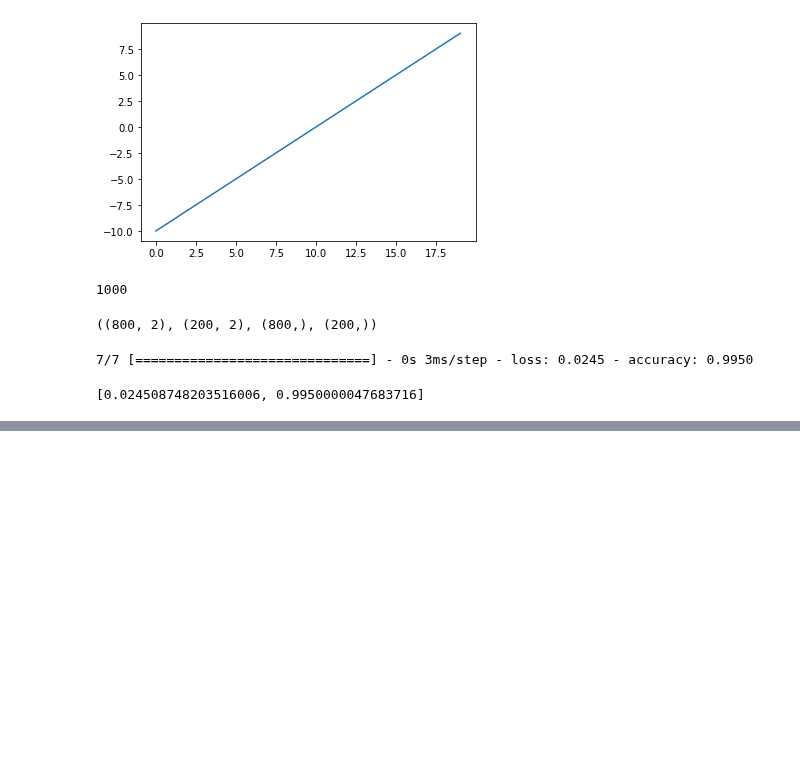
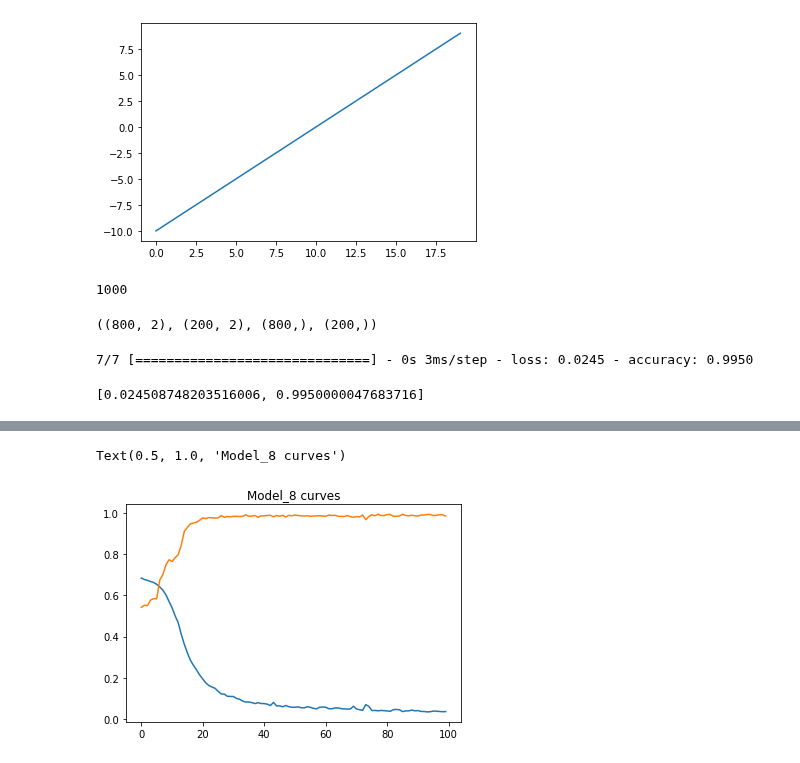
Before and after one commit to Krykiet/TF_training, a Jupyter notebook: 02_TF_classification_cheatsheet.ipynb, the cells around one changed output, grey strips where cells are left out. Drawn from its saved outputs; the diff is of its cells as text; code cells hidden in the pictures; blank space fills up the shorter version.

```diff
--- a/02_TF_classification_cheatsheet.ipynb
+++ b/02_TF_classification_cheatsheet.ipynb
@@ -511,3 +469,6 @@ Doing binary classification
 313/313 [==============================] - 0s 1ms/step
 Doing binary classification
 [figure]
+# %%
+# Convert the history objest into a DataFrame
+h =pd.DataFrame(history.history)
@@ -513,0 +481,6 @@ Doing binary classification
+# %%
+plt.plot(h)
+plt.title("Model_8 curves")
+# %% [output]
+Text(0.5, 1.0, 'Model_8 curves')
+[figure, added]
```
Also changed, not shown: parts of 30 cells of this notebook.
